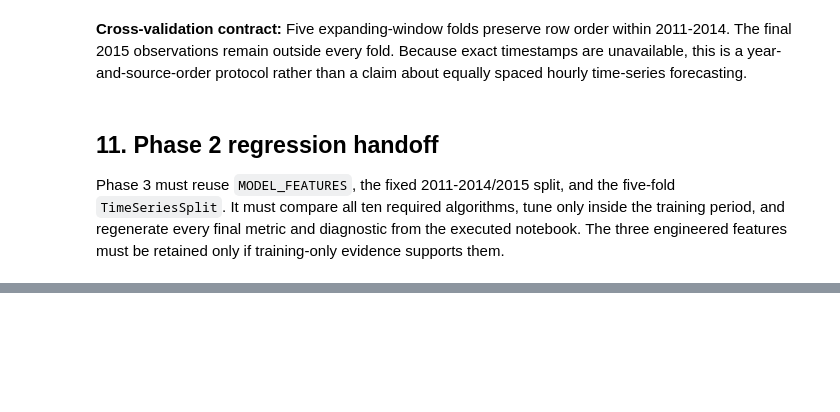
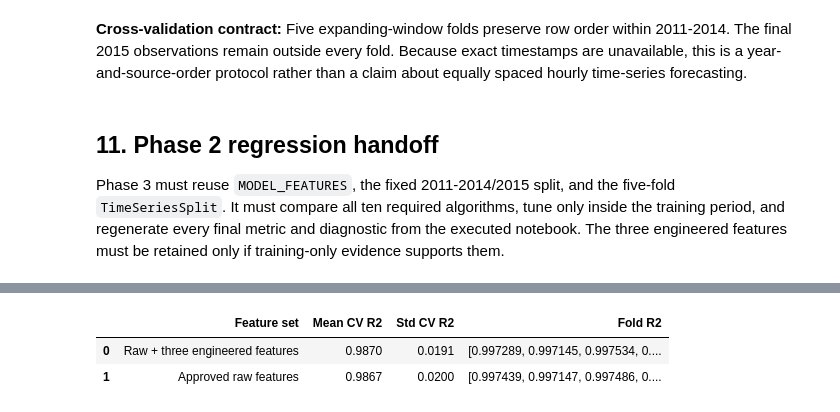
Before and after one commit to Shruhath/23CSE301-ML-Capstone, a Jupyter notebook: notebooks/regression.ipynb, the cells around one changed output, grey strips where cells are left out. Saved outputs shown, nothing was run; the diff lists cells and outputs as text; code cells hidden in the pictures; blank space fills up the shorter version.

```diff
--- a/notebooks/regression.ipynb
+++ b/notebooks/regression.ipynb
@@ -415,0 +424,80 @@ Phase 3 must reuse `MODEL_FEATURES`, the fixed 2011-2014/2015 split, and the fiv
+# %%
+from copy import deepcopy
+from time import perf_counter
+
+from IPython.display import Markdown
+from sklearn.base import clone
+from sklearn.compose import TransformedTargetRegressor
+from sklearn.ensemble import GradientBoostingRegressor, RandomForestRegressor
+from sklearn.linear_model import ElasticNet, Lasso, LinearRegression, Ridge
+from sklearn.metrics import mean_absolute_error, mean_squared_error, r2_score
+from sklearn.model_selection import GridSearchCV, cross_val_score
+from sklearn.neighbors import KNeighborsRegressor
+from sklearn.preprocessing import PolynomialFeatures
+from sklearn.svm import SVR
+from sklearn.tree import DecisionTreeRegressor
+
+def make_regression_pipeline(model):
+    return Pipeline(
+        steps=[
+            ("preprocessor", clone(regression_preprocessor)),
+            ("model", model),
+        ]
+    )
+
+raw_train = model_data.loc[train_mask, RAW_FEATURES].copy()
+engineered_train = model_data.loc[train_mask, RAW_FEATURES + ENGINEERED_FEATURES].copy()
+feature_cv_rows = []
+for feature_set, frame in {
+    "Approved raw features": raw_train,
+    "Raw + three engineered features": engineered_train,
+}.items():
+    estimator = make_regression_pipeline(LinearRegression())
+    scores = cross_val_score(
+        estimator,
+        frame,
+        y_train,
+        cv=time_cv,
+        scoring="r2",
+        n_jobs=-1,
+    )
+    feature_cv_rows.append(
+        {
+            "Feature set": feature_set,
+            "Mean CV R2": scores.mean(),
+            "Std CV R2": scores.std(),
+            "Fold R2": np.round(scores, 6).tolist(),
+        }
+    )
+
+feature_selection_results = (
+    pd.DataFrame(feature_cv_rows)
+    .sort_values("Mean CV R2", ascending=False)
+    .reset_index(drop=True)
+)
+display(feature_selection_results)
+
+use_engineered_features = (
+    feature_selection_results.iloc[0]["Feature set"]
+    == "Raw + three engineered features"
+)
+REGRESSION_MODEL_FEATURES = (
+    RAW_FEATURES + ENGINEERED_FEATURES if use_engineered_features else RAW_FEATURES
+)
+X_train_model = model_data.loc[train_mask, REGRESSION_MODEL_FEATURES].copy()
+X_test_model = model_data.loc[test_mask, REGRESSION_MODEL_FEATURES].copy()
+
+display(
+    Markdown(
+        f"**Decision:** `{feature_selection_results.iloc[0]['Feature set']}` is retained "
+        f"because its mean five-fold training R2 is "
+        f"`{feature_selection_results.iloc[0]['Mean CV R2']:.6f}` versus "
+        f"`{feature_selection_results.iloc[1]['Mean CV R2']:.6f}`. "
+        "The difference is small, so Phase 3 treats the engineered variables as modest "
+        "supporting features rather than the source of the model's performance."
+    )
+)
+# %% [output]
+|  | Feature set | Mean CV R2 | Std CV R2 | Fold R2 |
+| 0 | Raw + three engineered features | 0.9870 | 0.0191 | [0.997289, 0.997145, 0.997534, 0.... |
+| 1 | Approved raw features | 0.9867 | 0.0200 | [0.997439, 0.997147, 0.997486, 0.... |
```
Also changed, not shown: parts of 11 cells of this notebook.
